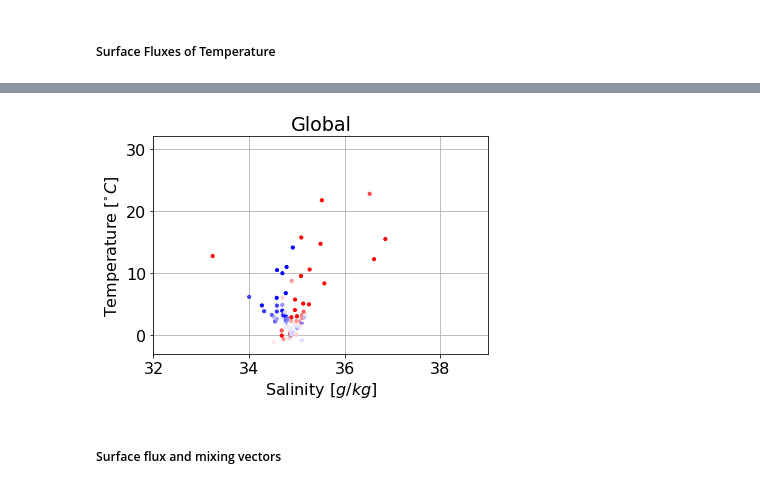
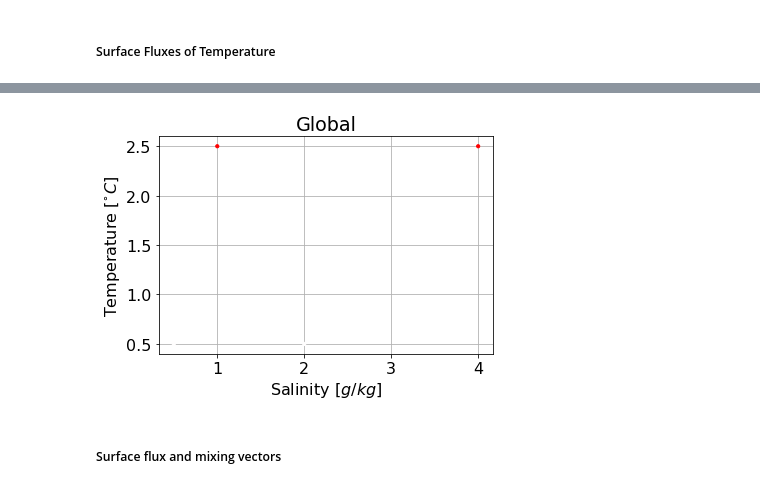
Before and after one commit to taimoorsohail/Min_Max_Transform, a Jupyter notebook: MinMixFinal.ipynb, the cells around one changed output, grey strips where cells are left out. Drawn from its saved outputs; the diff is of its cells as text; code cells hidden in the pictures.

```diff
--- a/MinMixFinal.ipynb
+++ b/MinMixFinal.ipynb
@@ -64,8 +64,8 @@ rc('font', **font)
 # Penalty on S vs T changes relative to beta/alpha (~4.28)
 scalefact = 1
 
-xnorming = 10**15 #normalising coeffcients
-Areanorming = 10**12 #normalising coeffcients
+xnorming = 1#10**15 #normalising coeffcients
+Areanorming = 1#10**12 #normalising coeffcients
 
 # Establish basic constants and TS grid
 yr2sec = 365.25*24*60*60
@@ -76,7 +76,7 @@ S0=35
 # Thermal expansion, haline contraction and true scale factor
 alph = 1.7657*10**-4
 bet = 7.5544*10**-4
-ST_scale=scalefact*(bet/alph)
+ST_scale=1#scalefact*(bet/alph)
 
 # Range of years of which 'early' and 'late' are defined
 dyrs = 10
@@ -187,6 +187,14 @@ flat_T_end_basin = (0.5*(Part_early.values[:,3]+Part_late.values[:,3])).flatten(
 # flat_S_blc2[np.isnan(flat_S_blc2)] = 0
 # flat_T_blc1[np.isnan(flat_T_blc1)] = 0
 # flat_T_blc2[np.isnan(flat_T_blc2)] = 0
+# %%
+# SIMPLE NO FLUX EXAMPLE
+flat_Vol_blc1 = np.array([1,1,1,1])
+flat_Vol_blc2 = np.array([0,2,0,2])
+flat_S_blc1 = np.array([1,1,4,4])
+flat_S_blc2 = np.array([0,1,0,4])
+flat_T_blc1 = np.array([1,3,1,3])
+flat_T_blc2 = np.array([0,2,0,2])
 # %%
 print('Total number of bins =', int(flat_Vol_blc1.shape[0]))
 # %% [output]
@@ -557,21 +557,21 @@ Wall time: 8.34 µs
 # %%
 if globe == True:
     minv, maxv = -.05,.05
     cmap = plt.cm.bwr
     norm = plt.Normalize(minv, maxv)
     sm = plt.cm.ScalarMappable(cmap=cmap, norm=norm)
     sm.set_array([])
 
-    plt.scatter(0.5*(flat_S_blc1+flat_S_blc2+35*2), 0.5*(flat_T_blc1+flat_T_blc2), 10, color=cmap(norm(10*T_Av_adj/dyrs)), zorder=100)
-    plt.xlim(32,39)
-    plt.ylim(-3,32)
+    plt.scatter(0.5*(flat_S_blc1+flat_S_blc2), 0.5*(flat_T_blc1+flat_T_blc2), 10, color=cmap(norm(10*T_Av_adj/dyrs)), zorder=100)
+    # plt.xlim(32,39)
+    # plt.ylim(-3,32)
     plt.title('Global')
     plt.grid(True)
     plt.ylabel('Temperature [$^{\circ}C$]')
     plt.xlabel('Salinity [$g/kg$]')
     plt.show()
 # %% [output]
-[figure, old version]
+[figure, new version]
 # %% [markdown]
 ##### Surface flux and mixing vectors
 # %%
```
Also changed, not shown: parts of 15 cells of this notebook.
